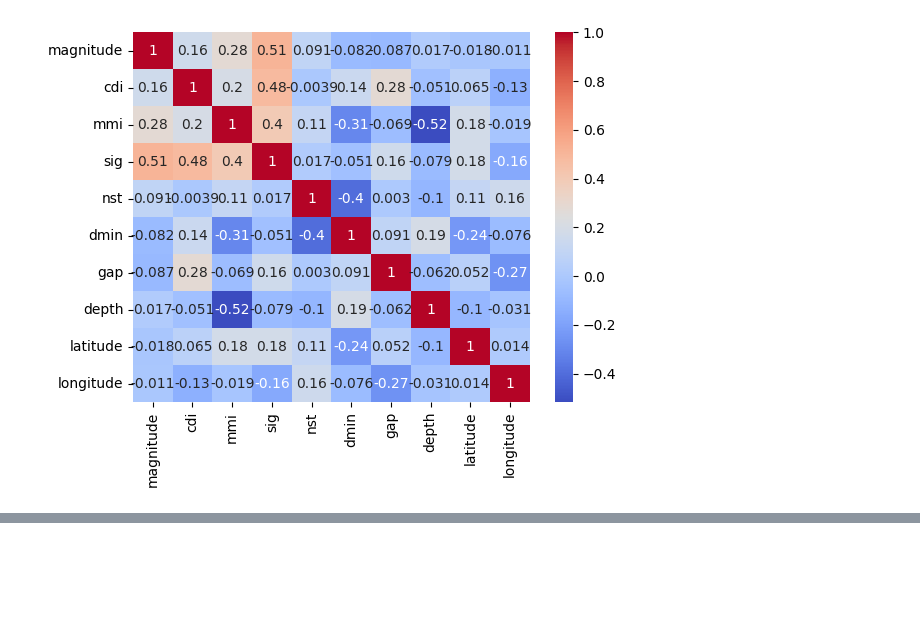
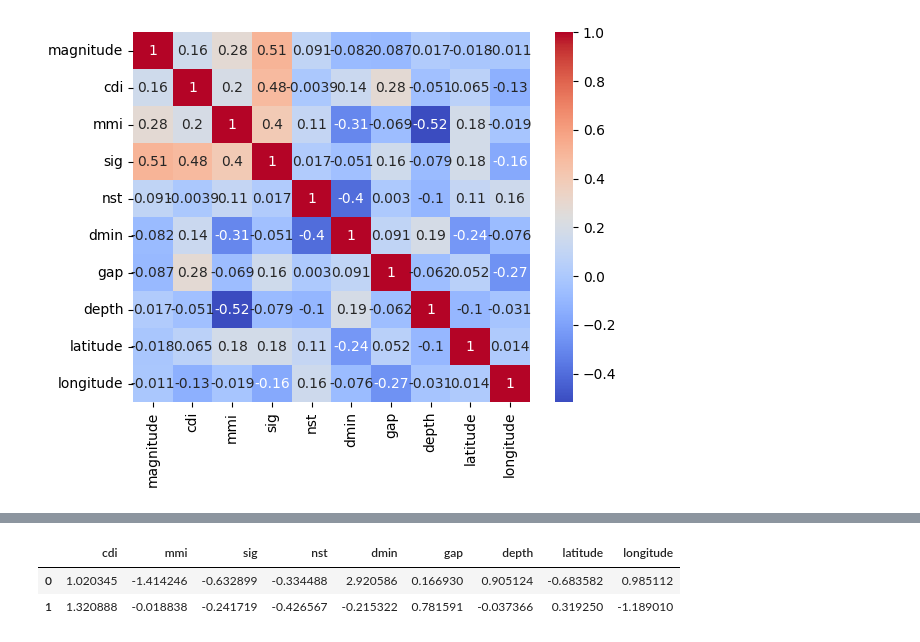
Before and after one commit to Alcatraz312/earthquake-prediction, a Jupyter notebook: src/main.ipynb, the cells around one changed output, grey strips where cells are left out. Drawn from its saved outputs; the diff is of its cells as text; code cells hidden in the pictures; blank space fills up the shorter version.

```diff
--- a/src/main.ipynb
+++ b/src/main.ipynb
@@ -187,0 +206,3 @@ sns.heatmap(correlation_matrix, cmap = "coolwarm", annot= True)
+# %%
+scaled_features = scaler.transform(df_1.drop(["magType", "magnitude"], axis = 1))
+scaled_features
@@ -187,0 +223,7 @@ sns.heatmap(correlation_matrix, cmap = "coolwarm", annot= True)
+# %%
+new_df = pd.DataFrame(data= scaled_features, columns= df_1.drop(["magType", "magnitude"], axis= 1).columns)
+new_df.head(2)
+# %% [output]
+|  | cdi | mmi | sig | nst | dmin | gap | depth | latitude | longitude |
+| 0 | 1.020345 | -1.414246 | -0.632899 | -0.334488 | 2.920586 | 0.166930 | 0.905124 | -0.683582 | 0.985112 |
+| 1 | 1.320888 | -0.018838 | -0.241719 | -0.426567 | -0.215322 | 0.781591 | -0.037366 | 0.319250 | -1.189010 |
```
Also changed, not shown: parts of 5 cells of this notebook, 1 other file.
